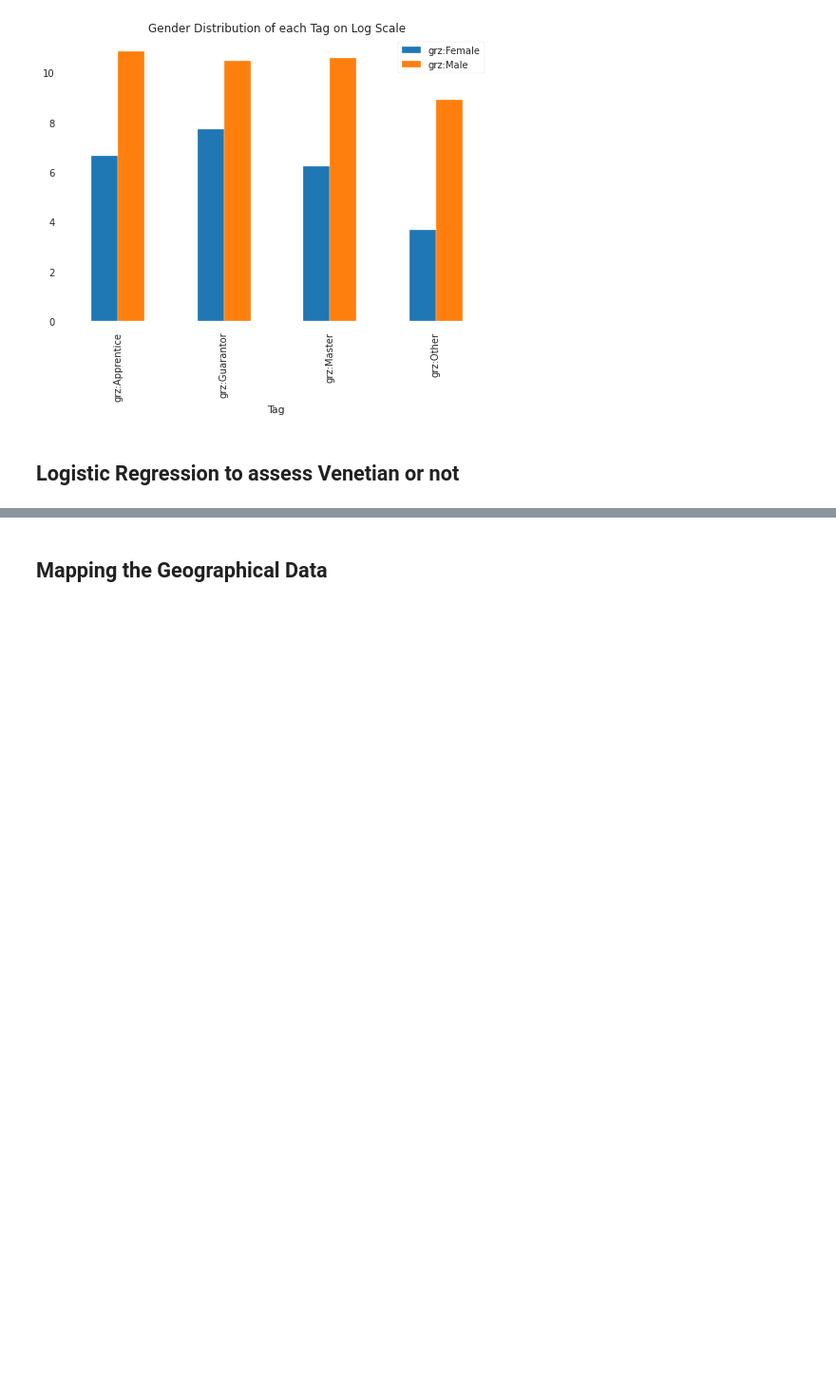
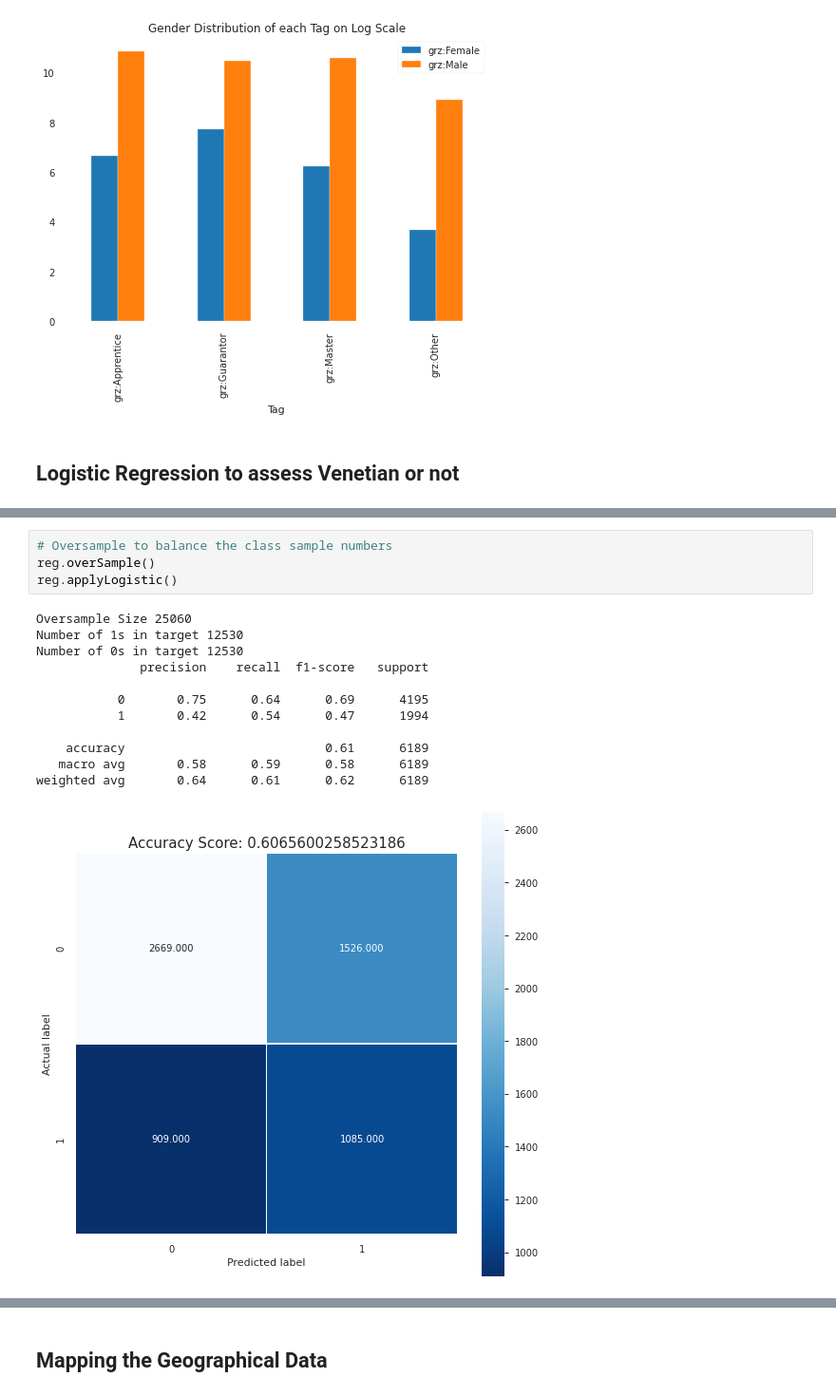
Before and after one commit to AlricRahl/Garzoni-Dataset-Exploration, a Jupyter notebook: src/Progress Notebook.ipynb, the cells around one changed output, grey strips where cells are left out. Shown at 95% size. Saved outputs shown, nothing was run; the diff lists cells and outputs as text; blank space fills up the shorter version.

```diff
--- a/src/Progress Notebook.ipynb
+++ b/src/Progress Notebook.ipynb
@@ -1013,0 +785,17 @@ weighted avg       0.64      0.60      0.61      3320
+# %%
+# Oversample to balance the class sample numbers
+reg.overSample()
+reg.applyLogistic()
+# %% [output]
+Oversample Size 25060
+Number of 1s in target 12530
+Number of 0s in target 12530
+              precision    recall  f1-score   support
+
+           0       0.75      0.64      0.69      4195
+           1       0.42      0.54      0.47      1994
+
+    accuracy                           0.61      6189
+   macro avg       0.58      0.59      0.58      6189
+weighted avg       0.64      0.61      0.62      6189
+[figure, added]
```
Also changed, not shown: parts of 41 cells of this notebook, 1 other file.
